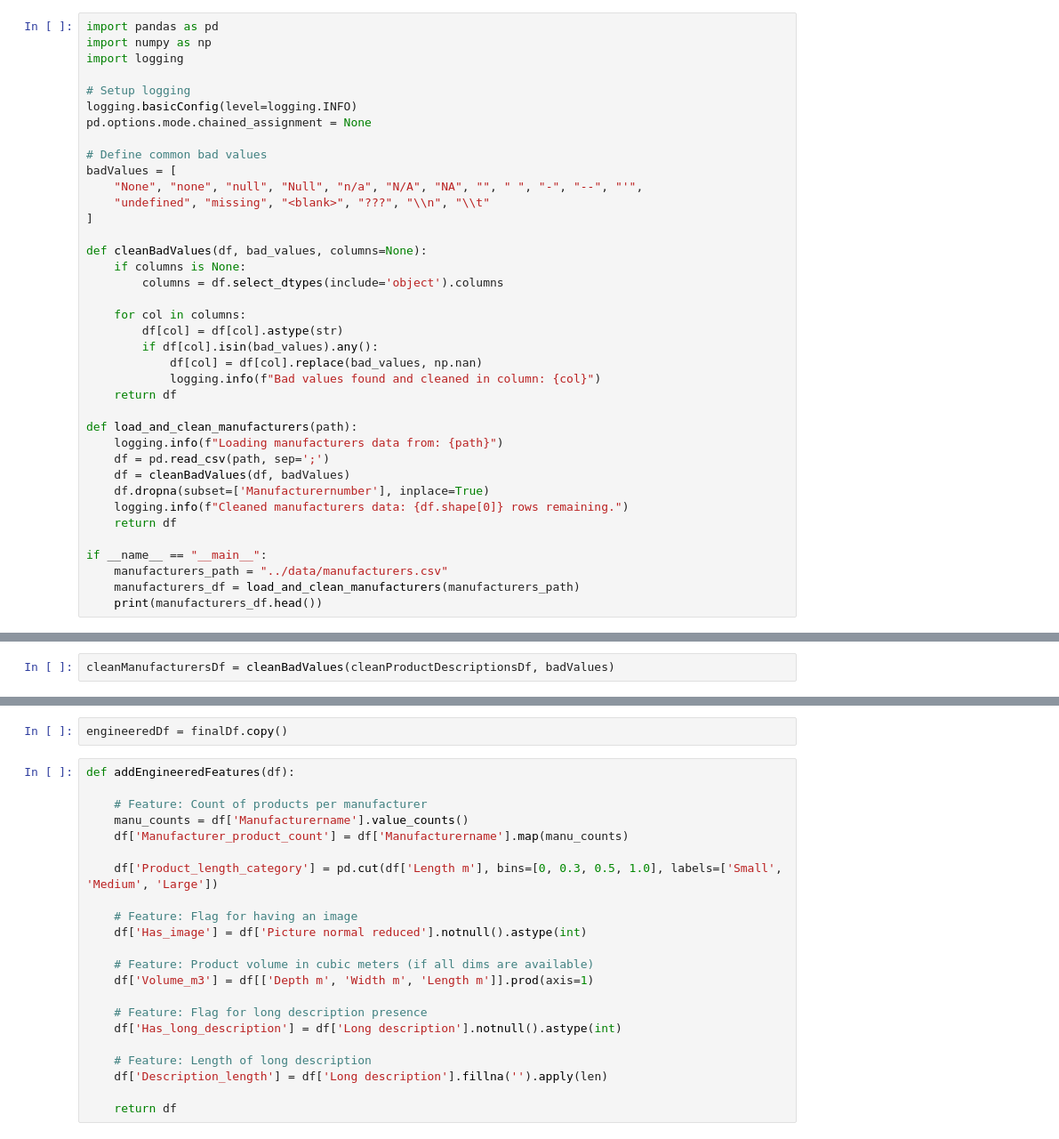
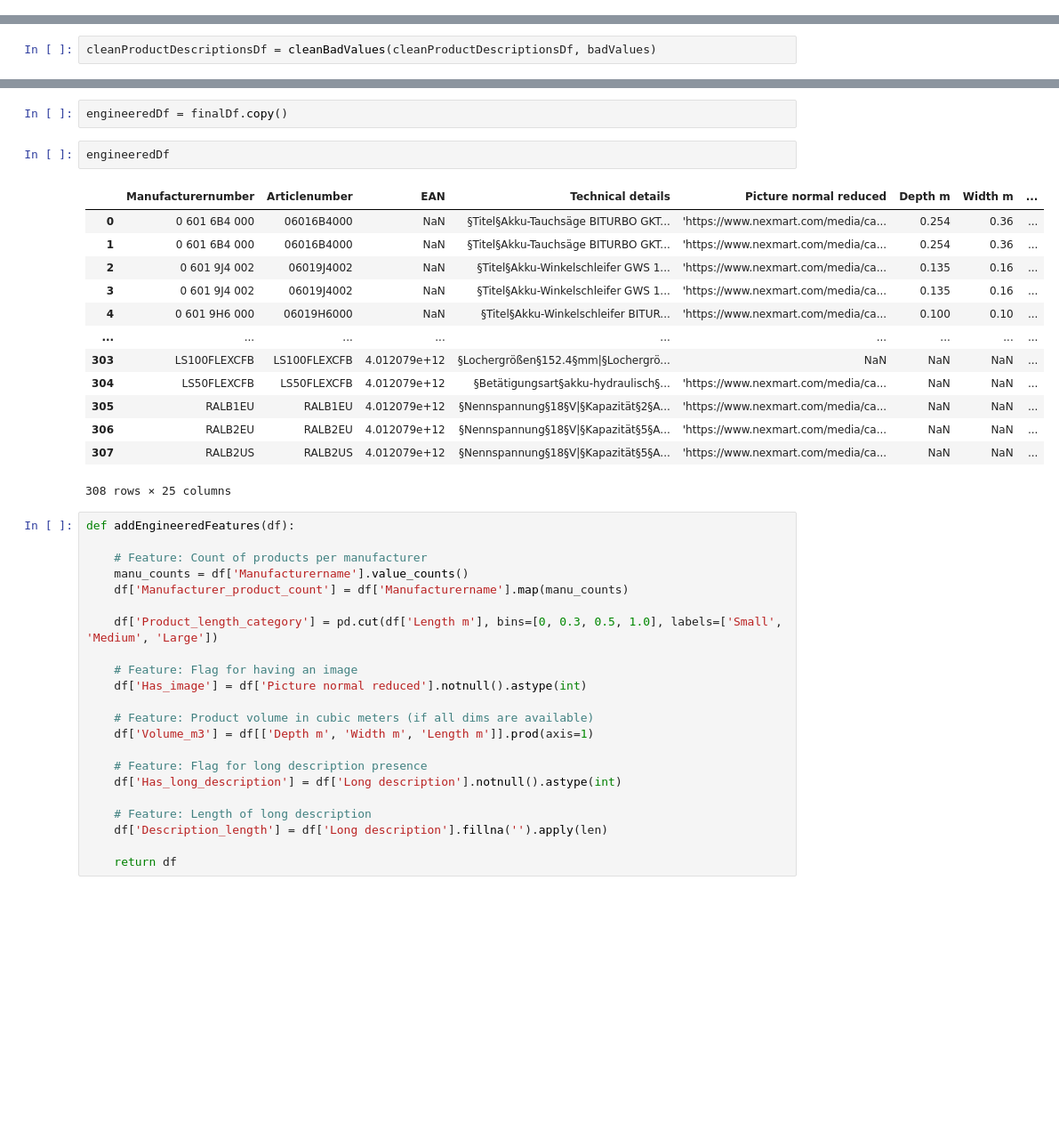
Before and after one commit to warazkhan/Product-Catalog-Data-Processing-and-Analysis, a Jupyter notebook: notebooks/data_pipeline.ipynb, the cells around one changed output, grey strips where cells are left out. Shown: that part at 89% size. Cells and saved outputs as stored; diff of their text form; blank space fills up the shorter version.

```diff
--- a/notebooks/data_pipeline.ipynb
+++ b/notebooks/data_pipeline.ipynb
@@ -16,41 +16,3 @@ warnings.filterwarnings('ignore')
 </ul>
     <br>
 </div>
-# %%
-import pandas as pd
-import numpy as np
-import logging
-
-# Setup logging
-logging.basicConfig(level=logging.INFO)
-pd.options.mode.chained_assignment = None
-
-# Define common bad values
-badValues = [
-    "None", "none", "null", "Null", "n/a", "N/A", "NA", "", " ", "-", "--", "'",
-    "undefined", "missing", "<blank>", "???", "\\n", "\\t"
-]
-
-def cleanBadValues(df, bad_values, columns=None):
-    if columns is None:
-        columns = df.select_dtypes(include='object').columns
-
-    for col in columns:
-        df[col] = df[col].astype(str)
-        if df[col].isin(bad_values).any():
-            df[col] = df[col].replace(bad_values, np.nan)
-            logging.info(f"Bad values found and cleaned in column: {col}")
-    return df
-
-def load_and_clean_manufacturers(path):
-    logging.info(f"Loading manufacturers data from: {path}")
-    df = pd.read_csv(path, sep=';')
-    df = cleanBadValues(df, badValues)
-    df.dropna(subset=['Manufacturernumber'], inplace=True)
-    logging.info(f"Cleaned manufacturers data: {df.shape[0]} rows remaining.")
-    return df
-
-if __name__ == "__main__":
-    manufacturers_path = "../data/manufacturers.csv"
-    manufacturers_df = load_and_clean_manufacturers(manufacturers_path)
-    print(manufacturers_df.head())
@@ -184,7 +137,7 @@ memory usage: 18.5+ KB
 # %%
 cleanProductDescriptionsDf = productDescriptionsDf.copy()
 # %%
-cleanManufacturersDf = cleanBadValues(cleanProductDescriptionsDf, badValues)
+cleanProductDescriptionsDf = cleanBadValues(cleanProductDescriptionsDf, badValues)
 # %% [output]
 No Bad values found!
 # %%
@@ -498,6 +451,22 @@ finalDfDescriptiveStatics.T.style.background_gradient(cmap='Pastel2')
 | range | 903567496616.000000 | 0.572000 | 0.588000 | 0.790000 | 32.350000 | 4.000000 | 0.000000 |
 # %%
 engineeredDf = finalDf.copy()
+# %%
+engineeredDf
+# %% [output]
+|  | Manufacturernumber | Articlenumber | EAN | Technical details | Picture normal reduced | Depth m | Width m | ... |
+| 0 | 0 601 6B4 000 | 06016B4000 | NaN | §Titel§Akku-Tauchsäge BITURBO GKT... | 'https://www.nexmart.com/media/ca... | 0.254 | 0.36 | ... |
+| 1 | 0 601 6B4 000 | 06016B4000 | NaN | §Titel§Akku-Tauchsäge BITURBO GKT... | 'https://www.nexmart.com/media/ca... | 0.254 | 0.36 | ... |
+| 2 | 0 601 9J4 002 | 06019J4002 | NaN | §Titel§Akku-Winkelschleifer GWS 1... | 'https://www.nexmart.com/media/ca... | 0.135 | 0.16 | ... |
+| 3 | 0 601 9J4 002 | 06019J4002 | NaN | §Titel§Akku-Winkelschleifer GWS 1... | 'https://www.nexmart.com/media/ca... | 0.135 | 0.16 | ... |
+| 4 | 0 601 9H6 000 | 06019H6000 | NaN | §Titel§Akku-Winkelschleifer BITUR... | 'https://www.nexmart.com/media/ca... | 0.100 | 0.10 | ... |
+| ... | ... | ... | ... | ... | ... | ... | ... | ... |
+| 303 | LS100FLEXCFB | LS100FLEXCFB | 4.012079e+12 | §Lochergrößen§152.4§mm|§Lochergrö... | NaN | NaN | NaN | ... |
+| 304 | LS50FLEXCFB | LS50FLEXCFB | 4.012079e+12 | §Betätigungsart§akku-hydraulisch§... | 'https://www.nexmart.com/media/ca... | NaN | NaN | ... |
+| 305 | RALB1EU | RALB1EU | 4.012079e+12 | §Nennspannung§18§V|§Kapazität§2§A... | 'https://www.nexmart.com/media/ca... | NaN | NaN | ... |
+| 306 | RALB2EU | RALB2EU | 4.012079e+12 | §Nennspannung§18§V|§Kapazität§5§A... | 'https://www.nexmart.com/media/ca... | NaN | NaN | ... |
+| 307 | RALB2US | RALB2US | 4.012079e+12 | §Nennspannung§18§V|§Kapazität§5§A... | 'https://www.nexmart.com/media/ca... | NaN | NaN | ... |
+308 rows × 25 columns
 # %%
 def addEngineeredFeatures(df):
 
```
Also changed, not shown: parts of 2 cells of this notebook, 1 other file.
